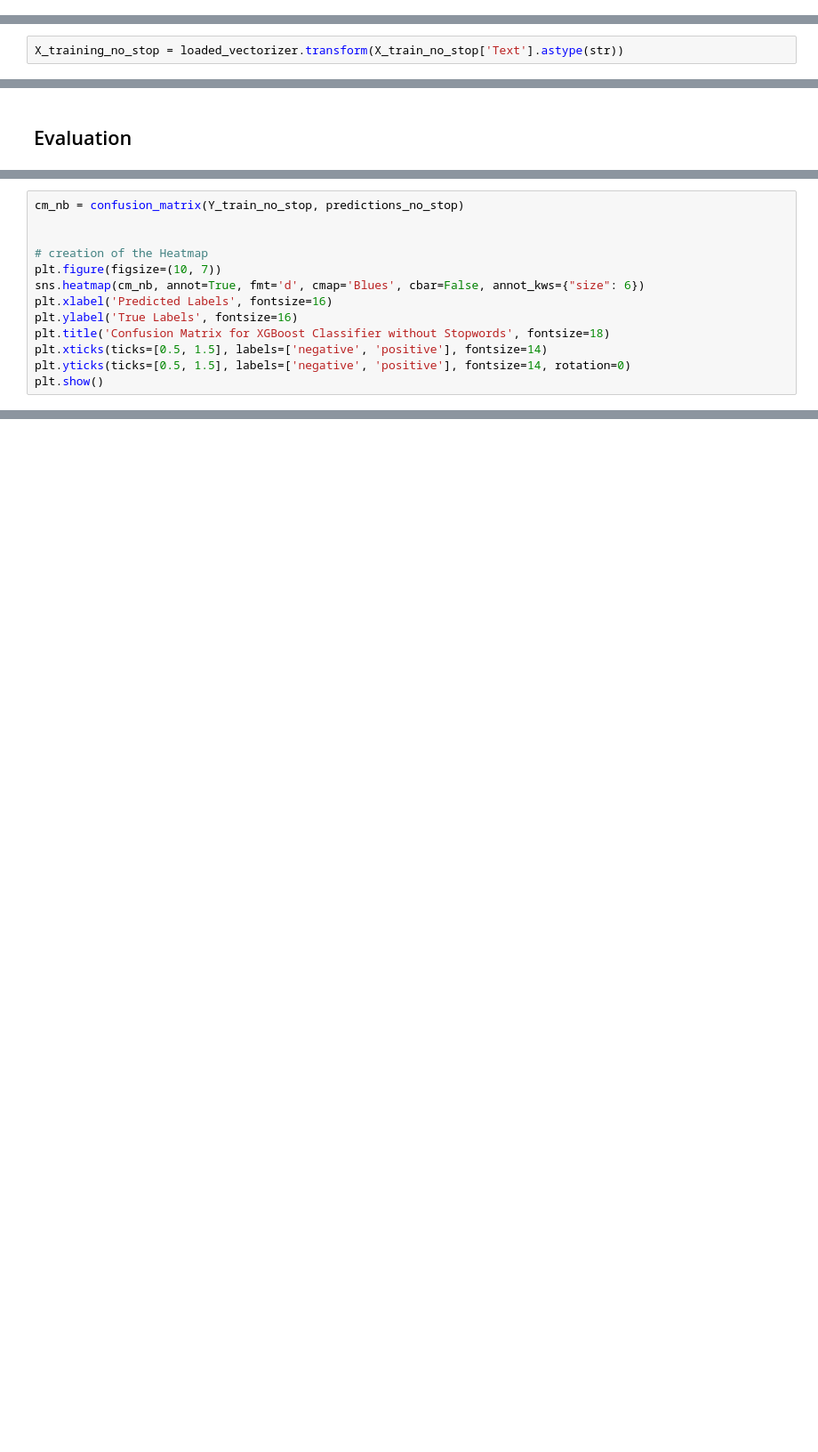
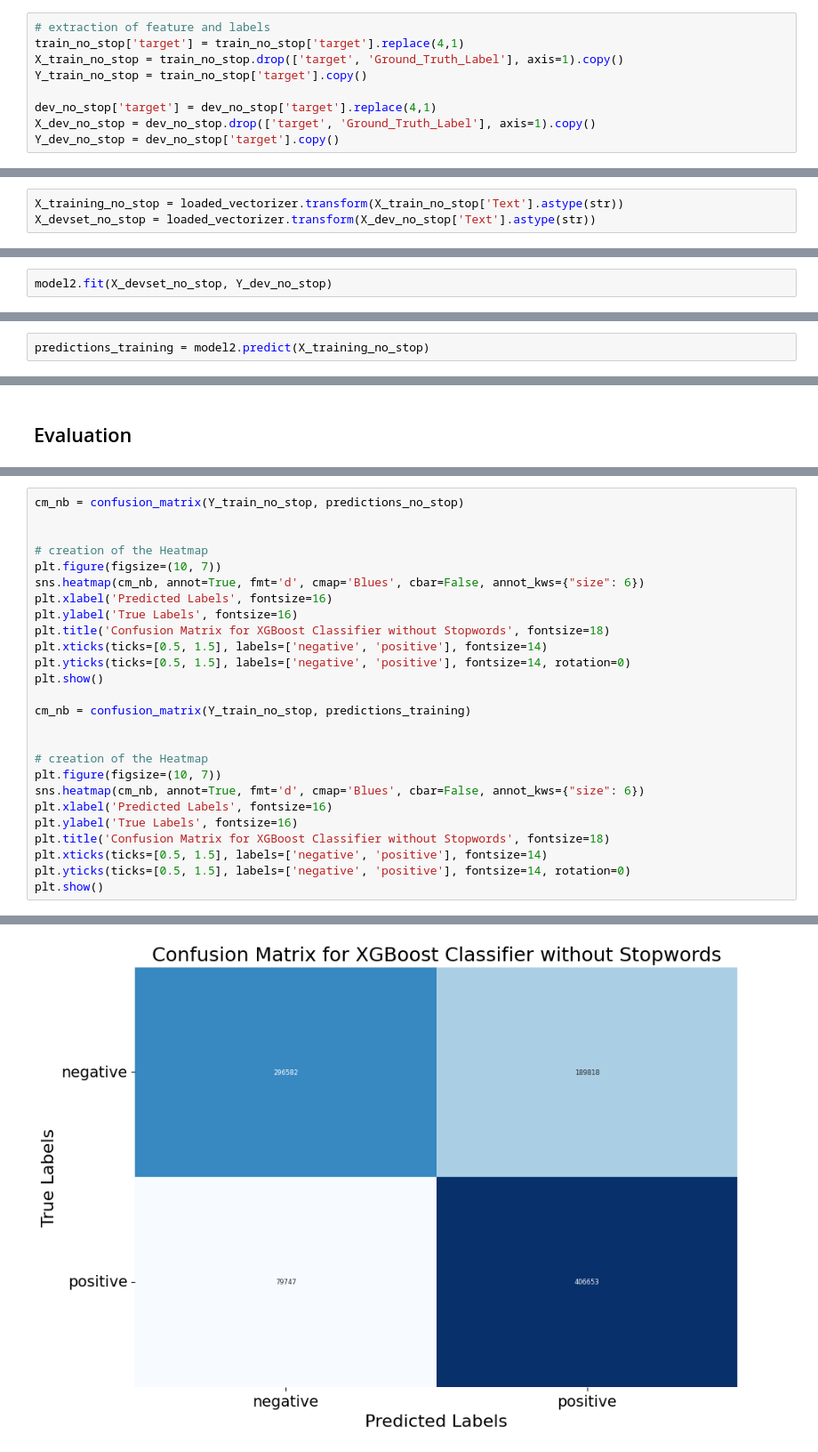
Before and after one commit to Lukas-wsc/Data-Exploration, a Jupyter notebook: ML-Based Approach/Training/XGBoost/XGBoost_without_Stopwords.ipynb, the cells around one changed output, grey strips where cells are left out. Shown at 89% size. Drawn from its saved outputs; the diff is of its cells as text; blank space fills up the shorter version.

Commit message:
XGBoostOptimierungWithAndWithoutStopWords

```diff
--- a/ML-Based Approach/Training/XGBoost/XGBoost_without_Stopwords.ipynb
+++ b/ML-Based Approach/Training/XGBoost/XGBoost_without_Stopwords.ipynb
@@ -42,0 +38,9 @@ Y_train_no_stop = train_no_stop['target'].copy()
+# %%
+# extraction of feature and labels
+train_no_stop['target'] = train_no_stop['target'].replace(4,1)
+X_train_no_stop = train_no_stop.drop(['target', 'Ground_Truth_Label'], axis=1).copy()
+Y_train_no_stop = train_no_stop['target'].copy()
+
+dev_no_stop['target'] = dev_no_stop['target'].replace(4,1)
+X_dev_no_stop = dev_no_stop.drop(['target', 'Ground_Truth_Label'], axis=1).copy()
+Y_dev_no_stop = dev_no_stop['target'].copy()
@@ -43,2 +51,3 @@ Y_train_no_stop = train_no_stop['target'].copy()
 # %%
 X_training_no_stop = loaded_vectorizer.transform(X_train_no_stop['Text'].astype(str))
+X_devset_no_stop = loaded_vectorizer.transform(X_dev_no_stop['Text'].astype(str))
@@ -66,0 +152,2 @@ Accuracy: 76.62%
+# %%
+model2.fit(X_devset_no_stop, Y_dev_no_stop)
@@ -66,0 +169,2 @@ Accuracy: 76.62%
+# %%
+predictions_training = model2.predict(X_training_no_stop)
@@ -88,17 +251,31 @@ F1 Score: 0.78
 # %%
 cm_nb = confusion_matrix(Y_train_no_stop, predictions_no_stop)
 
 
 # creation of the Heatmap
 plt.figure(figsize=(10, 7))
 sns.heatmap(cm_nb, annot=True, fmt='d', cmap='Blues', cbar=False, annot_kws={"size": 6})
 plt.xlabel('Predicted Labels', fontsize=16)
 plt.ylabel('True Labels', fontsize=16)
 plt.title('Confusion Matrix for XGBoost Classifier without Stopwords', fontsize=18)
 plt.xticks(ticks=[0.5, 1.5], labels=['negative', 'positive'], fontsize=14)
 plt.yticks(ticks=[0.5, 1.5], labels=['negative', 'positive'], fontsize=14, rotation=0)
 plt.show()
+
+cm_nb = confusion_matrix(Y_train_no_stop, predictions_training)
+
+
+# creation of the Heatmap
+plt.figure(figsize=(10, 7))
+sns.heatmap(cm_nb, annot=True, fmt='d', cmap='Blues', cbar=False, annot_kws={"size": 6})
+plt.xlabel('Predicted Labels', fontsize=16)
+plt.ylabel('True Labels', fontsize=16)
+plt.title('Confusion Matrix for XGBoost Classifier without Stopwords', fontsize=18)
+plt.xticks(ticks=[0.5, 1.5], labels=['negative', 'positive'], fontsize=14)
+plt.yticks(ticks=[0.5, 1.5], labels=['negative', 'positive'], fontsize=14, rotation=0)
+plt.show()
 # %% [output]
 [figure]
+[figure, added]
 # %%
 with open('XGBoost_without_stopwords.pkl', 'wb') as file:
```
Also changed, not shown: parts of 20 cells of this notebook, 1 other file.
